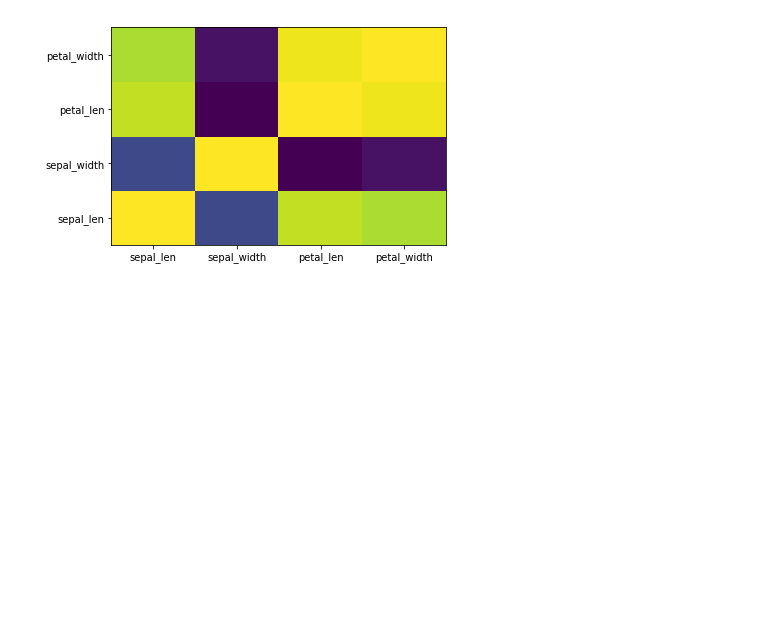
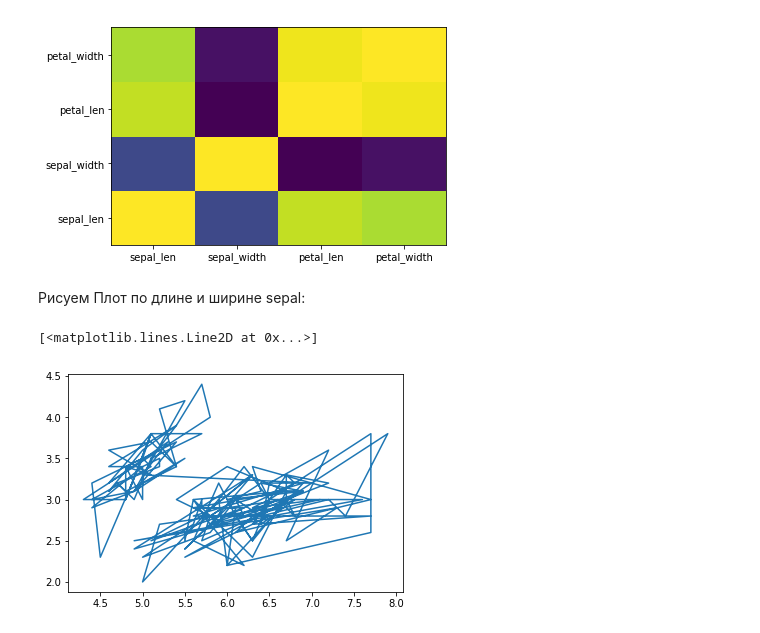
Before and after one commit to IsFea/ML_labs, a Jupyter notebook: lab1.ipynb, the cells around one changed output. Drawn from its saved outputs; the diff is of its cells as text; code cells hidden in the pictures; blank space fills up the shorter version.

```diff
--- a/lab1.ipynb
+++ b/lab1.ipynb
@@ -65,3 +65,11 @@ plt.xticks(np.arange(0.5, len(corr.columns), 1), corr.columns)
 plt.show()
 # %% [output]
 [figure]
+# %% [markdown]
+Рисуем Плот по длине и ширине sepal:
+# %%
+# plt.scatter(df['sepal_len'],df['sepal_width'])
+plt.plot(df['sepal_len'],df['sepal_width'])
+# %% [output]
+[<matplotlib.lines.Line2D at 0x...>]
+[figure, added]
```
